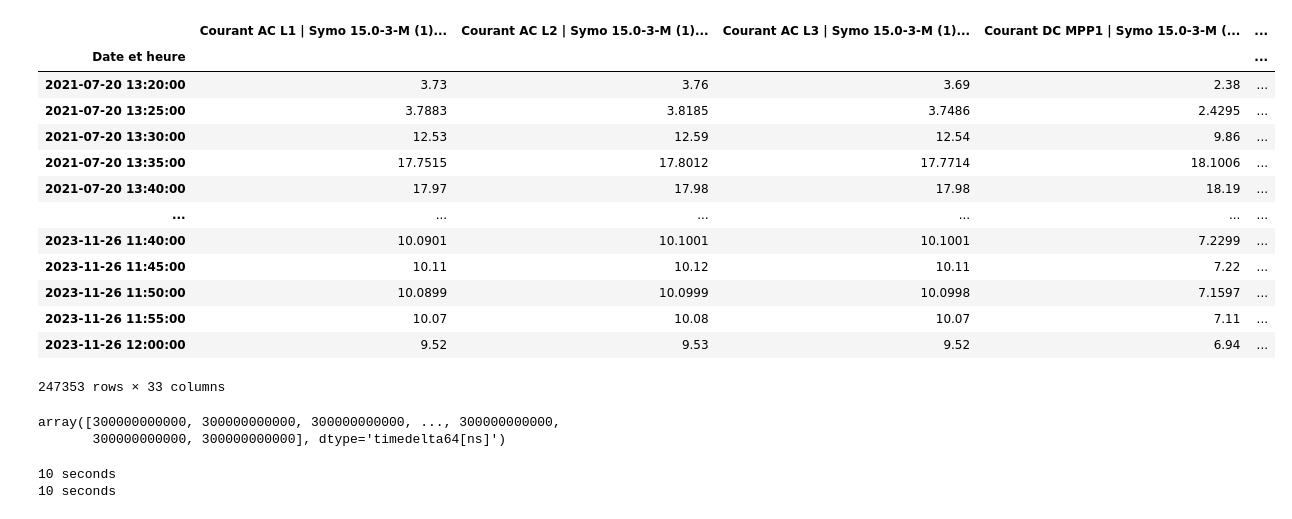
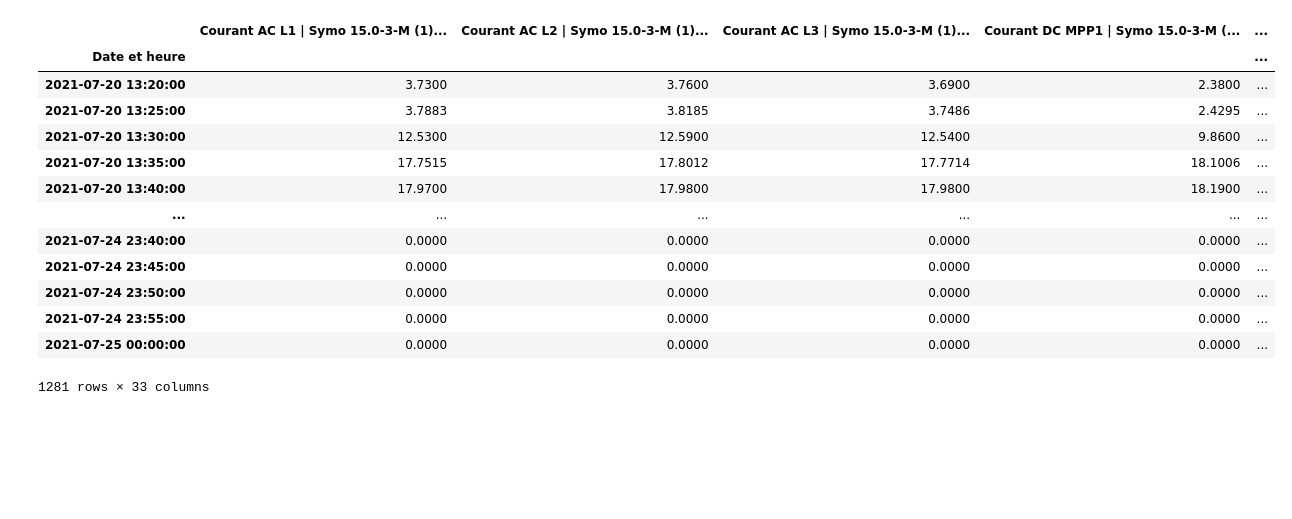
Before and after one commit to SebastienDeriaz/solaroi, a Jupyter notebook: test.ipynb, the cells around one changed output. Cells and saved outputs as stored; diff of their text form; code cells hidden in the pictures; blank space fills up the shorter version.

```diff
--- a/test.ipynb
+++ b/test.ipynb
@@ -5,32 +6,26 @@ from solaroi import Solaroi
-# %%
-df = pd.DataFrame()
-for file in ['./Fiez_Deriaz_01012021-31122021.xlsx', './Fiez_Deriaz_01012022-31122022.xlsx', './Fiez_Deriaz_01012023-27112023.xlsx']:
-    df = pd.concat([df, pd.read_excel(file, index_col='Date et heure')])
-df.columns = [f"{c} {u}" for c, u in zip(df.columns, df.iloc[0, :])]
-df.drop('[dd.MM.yyyy HH:mm]', axis=0, inplace=True)
-
-df.index = pd.to_datetime(df.index)
-
-df
-# %% [output]
-|  | Courant AC L1 | Symo 15.0-3-M (1)... | Courant AC L2 | Symo 15.0-3-M (1)... | Courant AC L3 | Symo 15.0-3-M (1)... | Courant DC MPP1 | Symo 15.0-3-M (... | ... |
-| Date et heure |  |  |  |  | ... |
-| 2021-07-20 13:20:00 | 3.73 | 3.76 | 3.69 | 2.38 | ... |
-| 2021-07-20 13:25:00 | 3.7883 | 3.8185 | 3.7486 | 2.4295 | ... |
-| 2021-07-20 13:30:00 | 12.53 | 12.59 | 12.54 | 9.86 | ... |
-| 2021-07-20 13:35:00 | 17.7515 | 17.8012 | 17.7714 | 18.1006 | ... |
-| 2021-07-20 13:40:00 | 17.97 | 17.98 | 17.98 | 18.19 | ... |
-| ... | ... | ... | ... | ... | ... |
-| 2023-11-26 11:40:00 | 10.0901 | 10.1001 | 10.1001 | 7.2299 | ... |
-| 2023-11-26 11:45:00 | 10.11 | 10.12 | 10.11 | 7.22 | ... |
-| 2023-11-26 11:50:00 | 10.0899 | 10.0999 | 10.0998 | 7.1597 | ... |
-| 2023-11-26 11:55:00 | 10.07 | 10.08 | 10.07 | 7.11 | ... |
-| 2023-11-26 12:00:00 | 9.52 | 9.53 | 9.52 | 6.94 | ... |
-247353 rows × 33 columns
-# %%
-np.diff(df.index)
-# %% [output]
-array([300000000000, 300000000000, 300000000000, ..., 300000000000,
-       300000000000, 300000000000], dtype='timedelta64[ns]')
+# %%
+df = pd.DataFrame()
+
+#df = pd.read_excel('./Fiez_Deriaz_01012021-27112023.xlsx', index_col='Date et heure')
+df = pd.read_excel('./data_short.xlsx', index_col='Date et heure')
+
+df = df[df.index <= pd.Timestamp('2021.07.25')]
+
+df
+# %% [output]
+|  | Courant AC L1 | Symo 15.0-3-M (1)... | Courant AC L2 | Symo 15.0-3-M (1)... | Courant AC L3 | Symo 15.0-3-M (1)... | Courant DC MPP1 | Symo 15.0-3-M (... | ... |
+| Date et heure |  |  |  |  | ... |
+| 2021-07-20 13:20:00 | 3.7300 | 3.7600 | 3.6900 | 2.3800 | ... |
+| 2021-07-20 13:25:00 | 3.7883 | 3.8185 | 3.7486 | 2.4295 | ... |
+| 2021-07-20 13:30:00 | 12.5300 | 12.5900 | 12.5400 | 9.8600 | ... |
+| 2021-07-20 13:35:00 | 17.7515 | 17.8012 | 17.7714 | 18.1006 | ... |
+| 2021-07-20 13:40:00 | 17.9700 | 17.9800 | 17.9800 | 18.1900 | ... |
+| ... | ... | ... | ... | ... | ... |
+| 2021-07-24 23:40:00 | 0.0000 | 0.0000 | 0.0000 | 0.0000 | ... |
+| 2021-07-24 23:45:00 | 0.0000 | 0.0000 | 0.0000 | 0.0000 | ... |
+| 2021-07-24 23:50:00 | 0.0000 | 0.0000 | 0.0000 | 0.0000 | ... |
+| 2021-07-24 23:55:00 | 0.0000 | 0.0000 | 0.0000 | 0.0000 | ... |
+| 2021-07-25 00:00:00 | 0.0000 | 0.0000 | 0.0000 | 0.0000 | ... |
+1281 rows × 33 columns
 # %%
 s = Solaroi()
@@ -38,6 +32,0 @@ s.load(df.index, df['Consommation [Wh]'], df['Production photovoltaïque [Wh]'])
-# %%
-x = np.timedelta64(10, 's')
-print(x)
-# %% [output]
-10 seconds
-10 seconds
```
Also changed, not shown: parts of 4 cells of this notebook, 2 other files.
